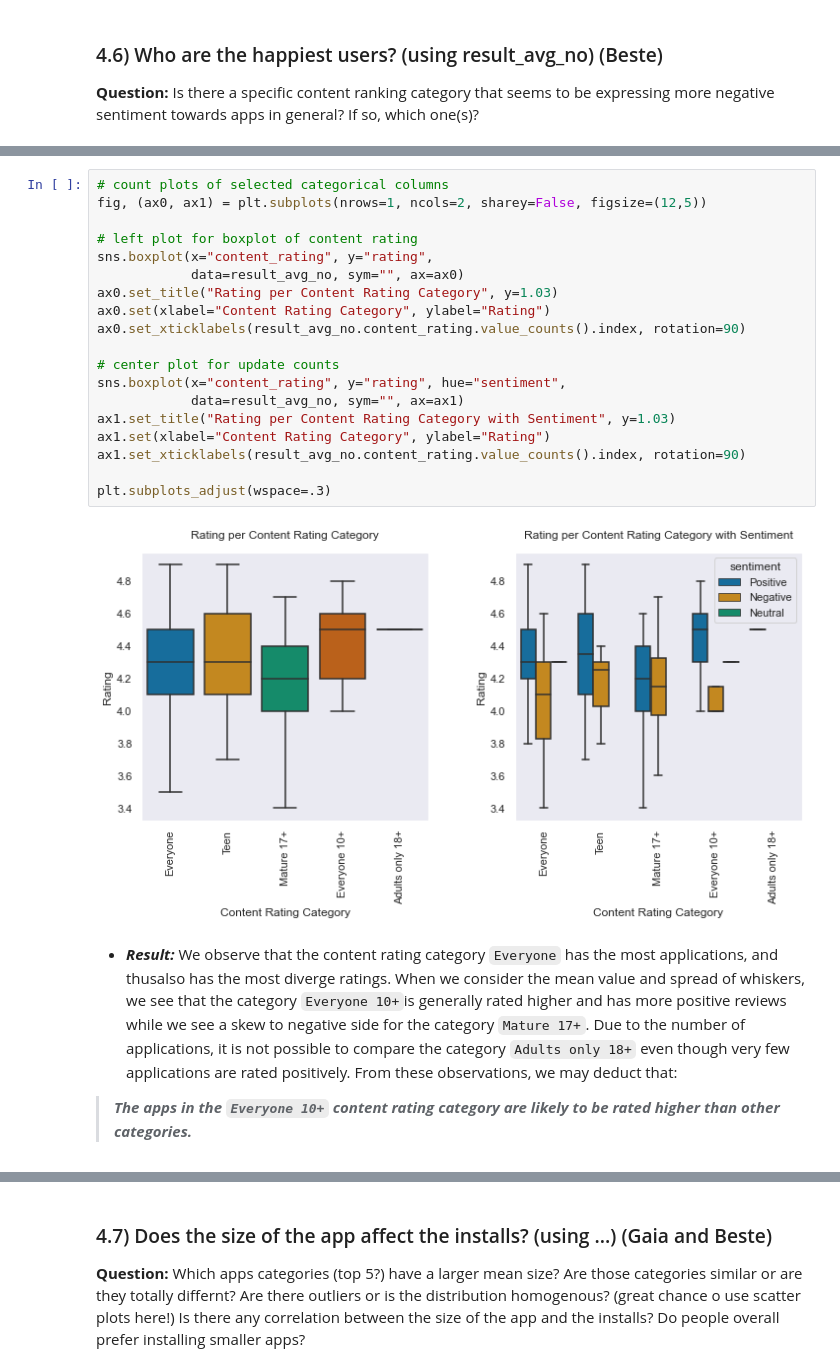
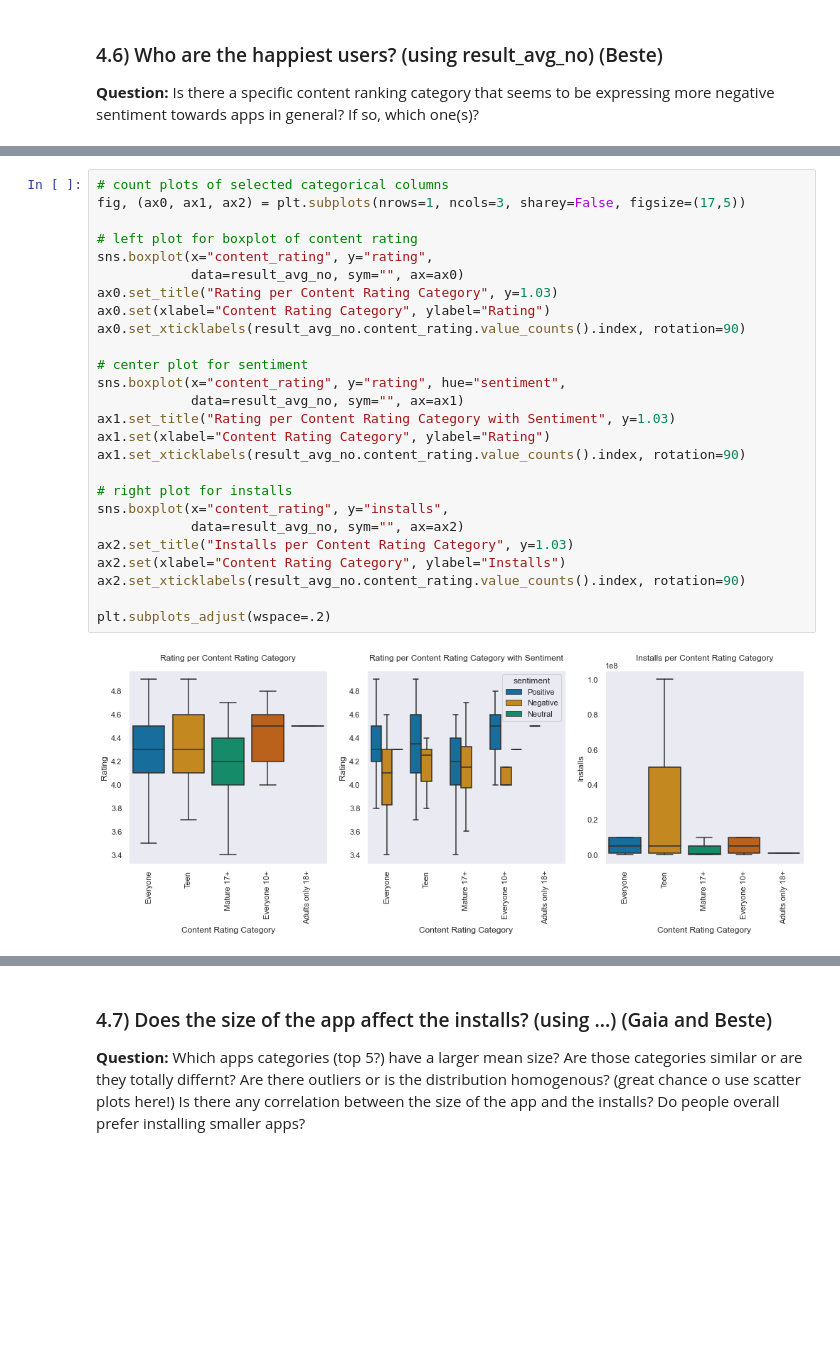
Before and after one commit to GOliviero92/Google-Apps-Analysis, a Jupyter notebook: data_analysis.ipynb, the cells around one changed output, grey strips where cells are left out. Cells and saved outputs as stored; diff of their text form; blank space fills up the shorter version.

```diff
--- a/data_analysis.ipynb
+++ b/data_analysis.ipynb
@@ -587,25 +619,28 @@ df_cr.sort_values('reviews',ascending=False)
-# %%
-# count plots of selected categorical columns
-fig, (ax0, ax1) = plt.subplots(nrows=1, ncols=2, sharey=False, figsize=(12,5))
-
-# left plot for boxplot of content rating
-sns.boxplot(x="content_rating", y="rating",
-            data=result_avg_no, sym="", ax=ax0)
-ax0.set_title("Rating per Content Rating Category", y=1.03)
-ax0.set(xlabel="Content Rating Category", ylabel="Rating")
-ax0.set_xticklabels(result_avg_no.content_rating.value_counts().index, rotation=90)
-
-# center plot for update counts
-sns.boxplot(x="content_rating", y="rating", hue="sentiment",
-            data=result_avg_no, sym="", ax=ax1)
-ax1.set_title("Rating per Content Rating Category with Sentiment", y=1.03)
-ax1.set(xlabel="Content Rating Category", ylabel="Rating")
-ax1.set_xticklabels(result_avg_no.content_rating.value_counts().index, rotation=90)
-
-plt.subplots_adjust(wspace=.3)
-# %% [output]
-[figure, removed]
-# %% [markdown]
-- __*Result:*__ We observe that the content rating category `Everyone` has the most applications, and thusalso has the most diverge ratings. When we consider the mean value and spread of whiskers, we see that the category `Everyone 10+`is generally rated higher and has more positive reviews while we see a skew to negative side for the category `Mature 17+`. Due to the number of applications, it is not possible to compare the category `Adults only 18+` even though very few applications are rated positively. From these observations, we may deduct that:
-
-> __*The apps in the `Everyone 10+` content rating category are likely to be rated higher than other categories.*__
+# %%
+# count plots of selected categorical columns
+fig, (ax0, ax1, ax2) = plt.subplots(nrows=1, ncols=3, sharey=False, figsize=(17,5))
+
+# left plot for boxplot of content rating
+sns.boxplot(x="content_rating", y="rating",
+            data=result_avg_no, sym="", ax=ax0)
+ax0.set_title("Rating per Content Rating Category", y=1.03)
+ax0.set(xlabel="Content Rating Category", ylabel="Rating")
+ax0.set_xticklabels(result_avg_no.content_rating.value_counts().index, rotation=90)
+
+# center plot for sentiment
+sns.boxplot(x="content_rating", y="rating", hue="sentiment",
+            data=result_avg_no, sym="", ax=ax1)
+ax1.set_title("Rating per Content Rating Category with Sentiment", y=1.03)
+ax1.set(xlabel="Content Rating Category", ylabel="Rating")
+ax1.set_xticklabels(result_avg_no.content_rating.value_counts().index, rotation=90)
+
+# right plot for installs
+sns.boxplot(x="content_rating", y="installs",
+            data=result_avg_no, sym="", ax=ax2)
+ax2.set_title("Installs per Content Rating Category", y=1.03)
+ax2.set(xlabel="Content Rating Category", ylabel="Installs")
+ax2.set_xticklabels(result_avg_no.content_rating.value_counts().index, rotation=90)
+
+plt.subplots_adjust(wspace=.2)
+# %% [output]
+[figure, added]
```
Also changed, not shown: parts of 67 cells of this notebook.
